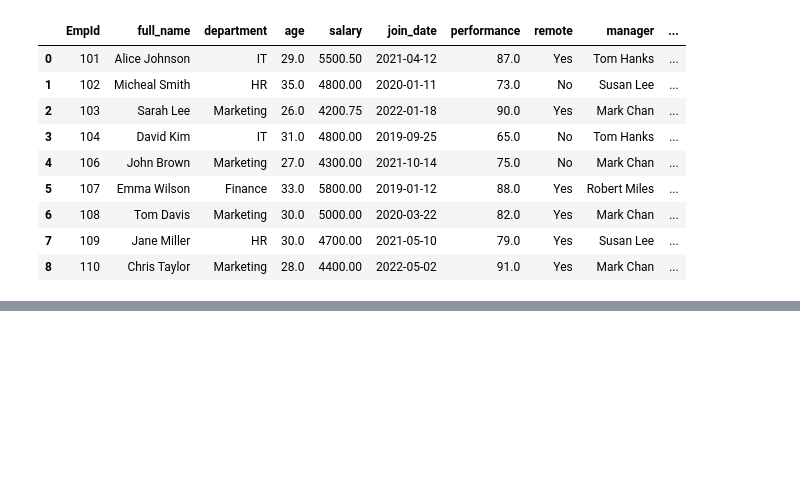
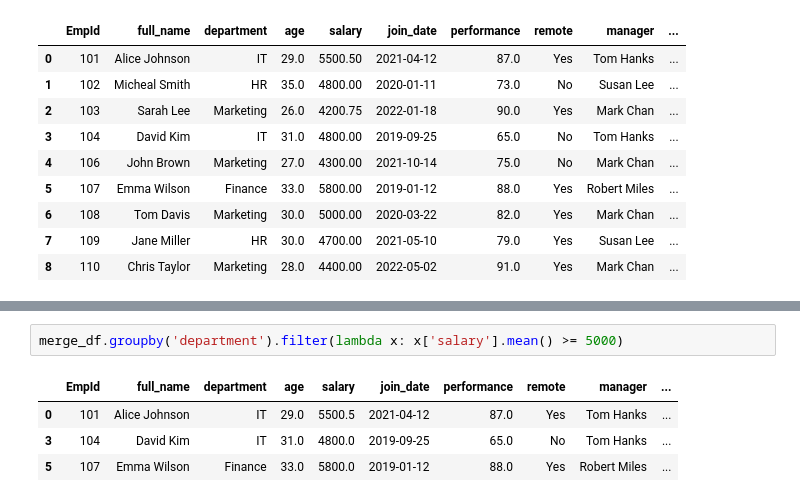
Before and after one commit to Tech-sister/Data-analysis-class, a Jupyter notebook: employee_analysis.ipynb, the cells around one changed output, grey strips where cells are left out. Cells and saved outputs as stored; diff of their text form; blank space fills up the shorter version.

```diff
--- a/employee_analysis.ipynb
+++ b/employee_analysis.ipynb
@@ -1024,0 +1108,7 @@ merge_df
+# %%
+merge_df.groupby('department').filter(lambda x: x['salary'].mean() >= 5000)
+# %% [output]
+|  | EmpId | full_name | department | age | salary | join_date | performance | remote | manager | ... |
+| 0 | 101 | Alice Johnson | IT | 29.0 | 5500.5 | 2021-04-12 | 87.0 | Yes | Tom Hanks | ... |
+| 3 | 104 | David Kim | IT | 31.0 | 4800.0 | 2019-09-25 | 65.0 | No | Tom Hanks | ... |
+| 5 | 107 | Emma Wilson | Finance | 33.0 | 5800.0 | 2019-01-12 | 88.0 | Yes | Robert Miles | ... |
```
Also changed, not shown: parts of 9 cells of this notebook, 2 other files.
